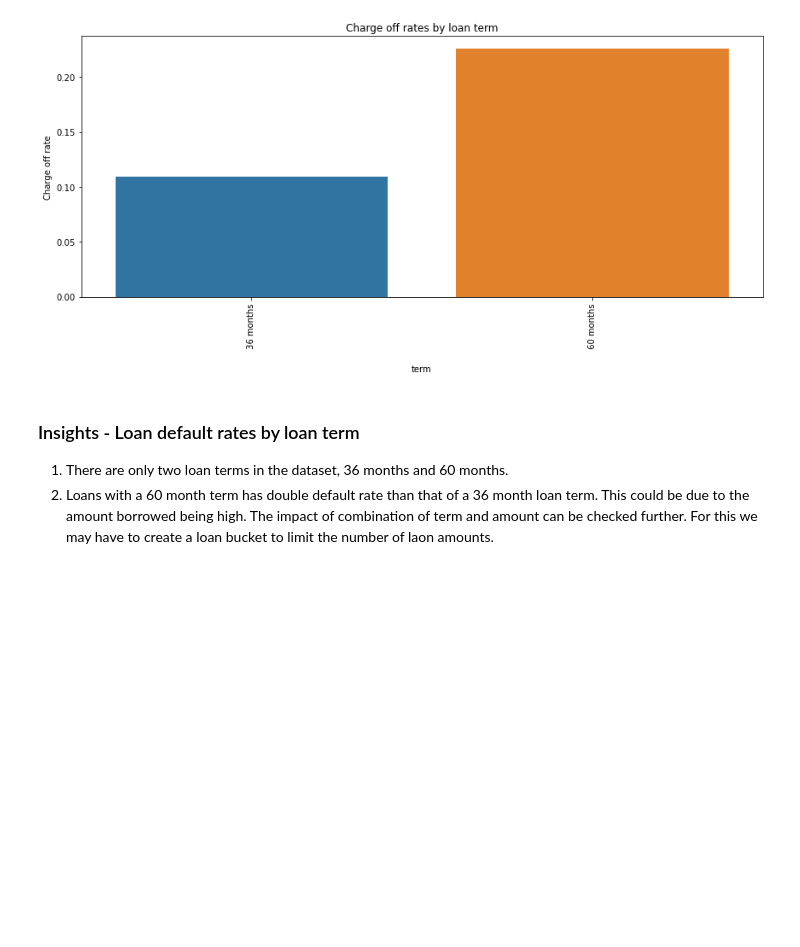
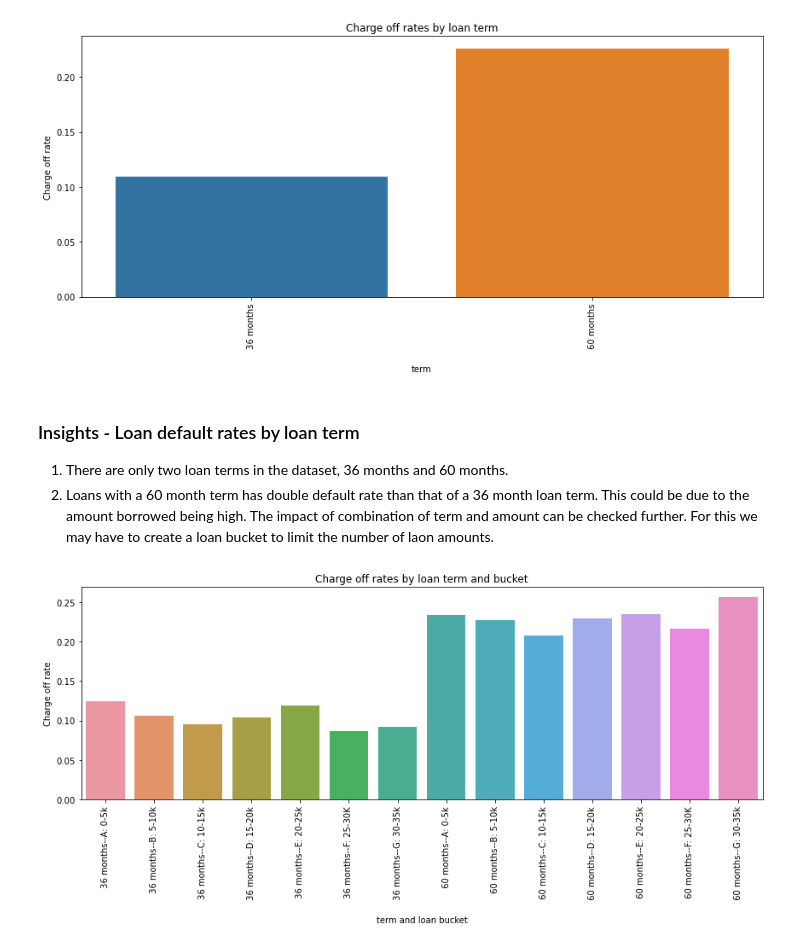
Before and after one commit to ranju1729/lending_club_case_study, a Jupyter notebook: Lending_Club_Case_Study.ipynb, the cells around one changed output. Cells and saved outputs as stored; diff of their text form; code cells hidden in the pictures; blank space fills up the shorter version.

```diff
--- a/Lending_Club_Case_Study.ipynb
+++ b/Lending_Club_Case_Study.ipynb
@@ -379,3 +379,30 @@ plt.show()
 ### Insights - Loan default rates by loan term
 1) There are only two loan terms in the dataset, 36 months and 60 months.
 2) Loans with a 60 month term has double default rate than that of a 36 month loan term. This could be due to the amount borrowed being high. The impact of combination of term and amount can be checked further. For this we may have to create a loan bucket to limit the number of laon amounts.
+# %%
+# impact of loan term
+term_df = lending_df[['term', 'loan_status']]
+
+# create a derived field with laon_amnt buckets
+term_df['loan_bckt'] = lending_df['loan_amnt'].apply(lambda x: 'A: 0-5k' if x <= 5000 else
+                                                 'B: 5-10k' if x > 5000 and x <= 10000 else
+                                                 'C: 10-15k' if x > 10000 and x <= 15000 else
+                                                 'D: 15-20k' if x > 15000 and x <= 20000 else
+                                                 'E: 20-25k' if x > 20000 and x <= 25000 else
+                                                 'F: 25-30K' if x > 25000 and x <= 30000 else
+                                                 'G: 30-35k')
+
+# get default rate based on loan term and lon amount
+charge_off_rt = term_df.groupby(['term', 'loan_bckt']).apply(lambda x:(x['loan_status'] == 'Charged Off').mean()).reset_index(name='charge off rate')
+
+# plot
+plt.figure(figsize=(12,6))
+sns.barplot(charge_off_rt.index, charge_off_rt['charge off rate'])
+plt.xlabel('\nterm and loan bucket')
+plt.ylabel('Charge off rate')
+plt.title('Charge off rates by loan term and bucket')
+plt.xticks(charge_off_rt.index, charge_off_rt['term'] + '--' + charge_off_rt['loan_bckt'] , rotation=90)
+plt.tight_layout()
+plt.show()
+# %% [output]
+[figure, added]
```
Also changed, not shown: parts of 8 cells of this notebook.
